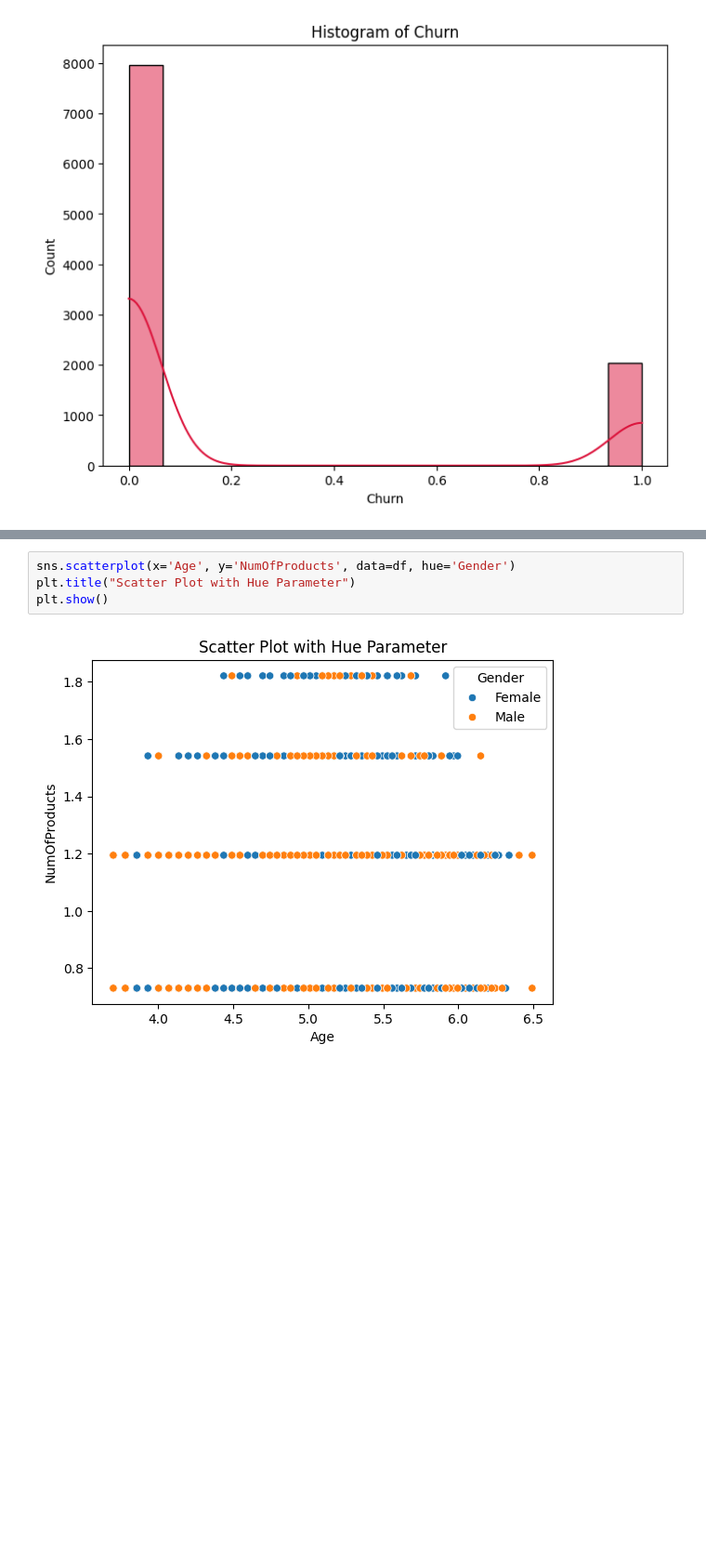
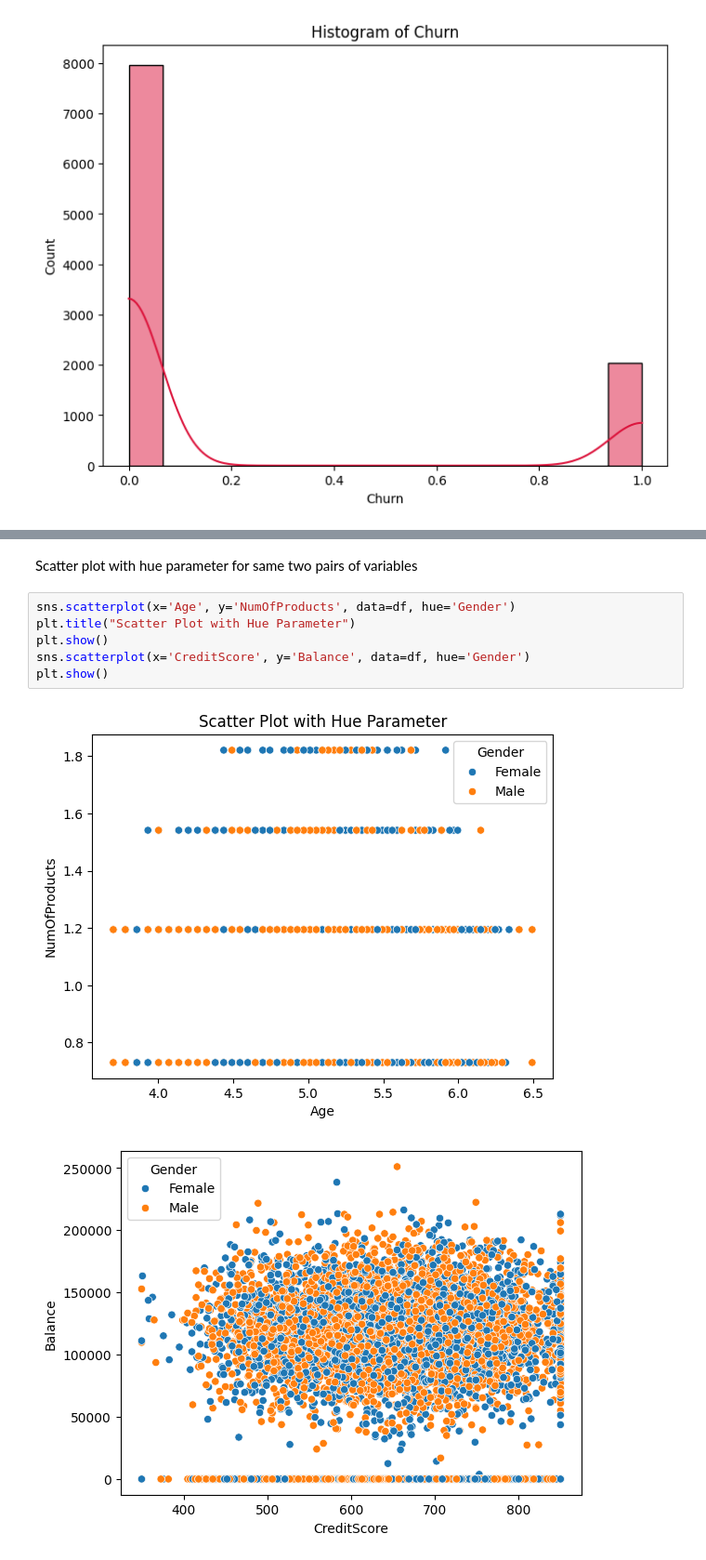
Before and after one commit to daurice/capstone, a Jupyter notebook: Doris_Mugah_Group_26_Capstone_Project_1.ipynb, the cells around one changed output, grey strips where cells are left out. Shown at 93% size. Drawn from its saved outputs; the diff is of its cells as text; blank space fills up the shorter version.

```diff
--- a/Doris_Mugah_Group_26_Capstone_Project_1.ipynb
+++ b/Doris_Mugah_Group_26_Capstone_Project_1.ipynb
@@ -414,9 +416,15 @@ plt.show()
+# %% [markdown]
+Scatter plot with hue parameter for same two pairs of
+variables
 # %%
 sns.scatterplot(x='Age', y='NumOfProducts', data=df, hue='Gender')
 plt.title("Scatter Plot with Hue Parameter")
 plt.show()
+sns.scatterplot(x='CreditScore', y='Balance', data=df, hue='Gender')
+plt.show()
 # %% [output]
 [figure]
+[figure, added]
 # %%
 # Select numeric features
 numeric_features = df.select_dtypes(include=['float64', 'int64'])
```
Also changed, not shown: parts of 8 cells of this notebook.
